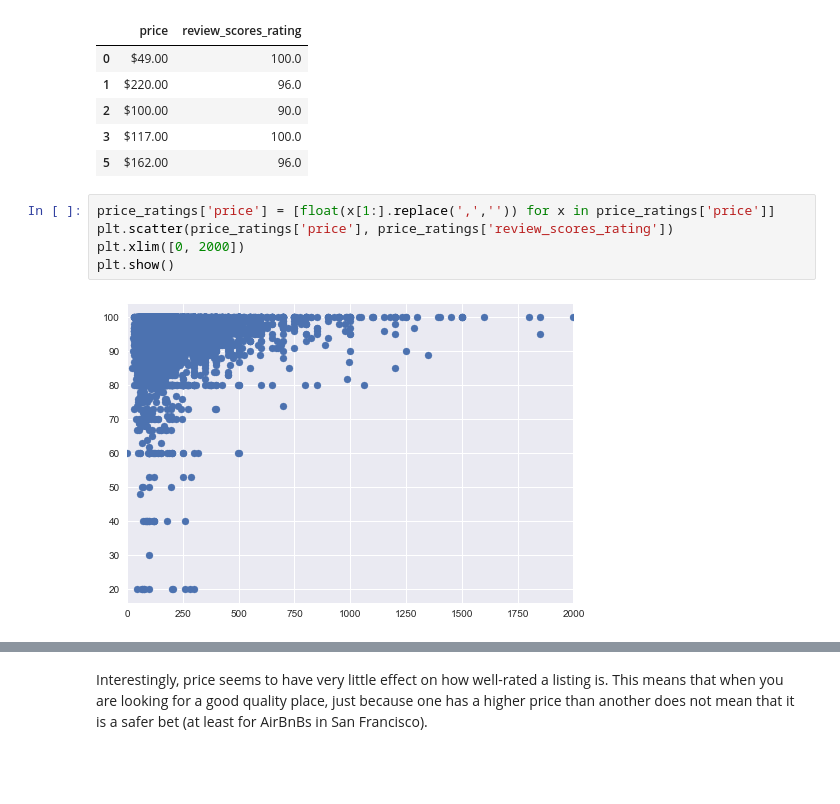
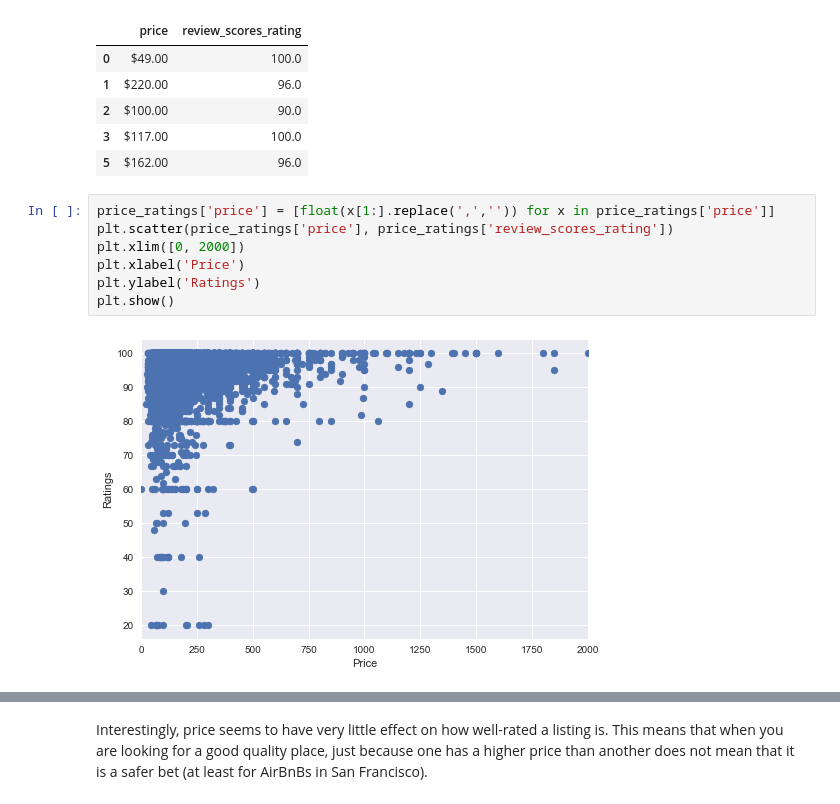
Before and after one commit to AbiSri/finaltutorial, a Jupyter notebook: main.ipynb, the cells around one changed output, grey strips where cells are left out. Cells and saved outputs as stored; diff of their text form; blank space fills up the shorter version.

```diff
--- a/main.ipynb
+++ b/main.ipynb
@@ -165,10 +169,12 @@ price_ratings.head()
 # %%
 price_ratings['price'] = [float(x[1:].replace(',','')) for x in price_ratings['price']]
 plt.scatter(price_ratings['price'], price_ratings['review_scores_rating'])
 plt.xlim([0, 2000])
+plt.xlabel('Price')
+plt.ylabel('Ratings')
 plt.show()
 # %% [output]
-[figure, old version]
+[figure, new version]
 # %%
 price = []
 avg = []
```
Also changed, not shown: parts of 17 cells of this notebook.
